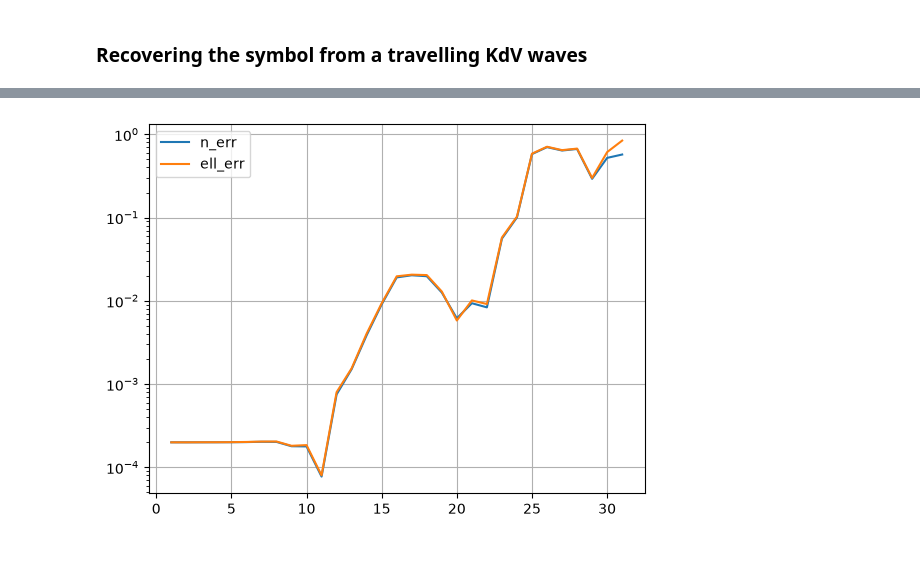
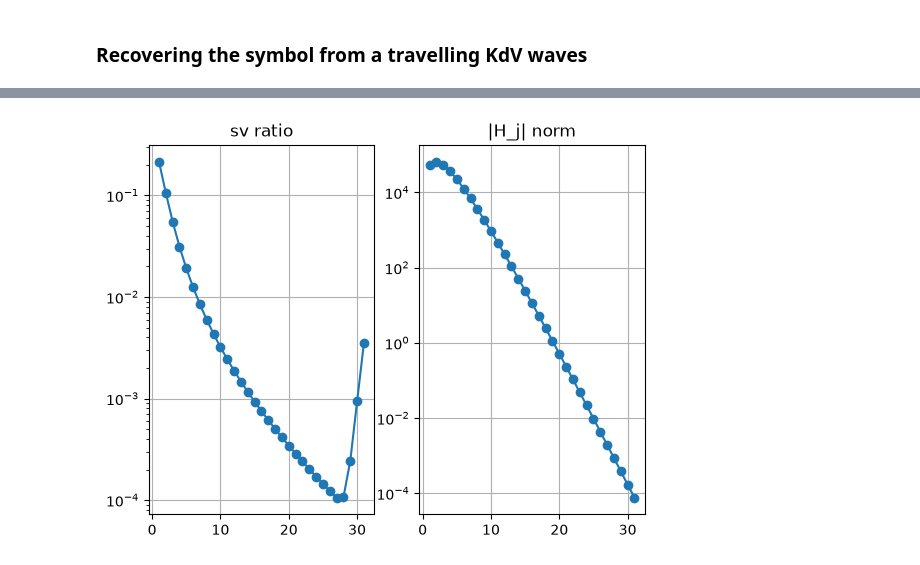
Before and after one commit to DeltaSG/Prosjekt_Master, a Jupyter notebook: notebooks/travellingRecovery/KdV.ipynb, the cells around one changed output, grey strips where cells are left out. Cells and saved outputs as stored; diff of their text form; code cells hidden in the pictures.

```diff
--- a/notebooks/travellingRecovery/KdV.ipynb
+++ b/notebooks/travellingRecovery/KdV.ipynb
@@ -74,8 +72,11 @@ plt.show()
-# %%
-plt.semilogy(ko_p, n_diff, label = "n_err")
-plt.semilogy(ko_p, ell_diff, label = "ell_err")
-plt.legend()
-plt.grid()
-plt.show()
-# %% [output]
-[figure, removed]
+# %%
+j = np.rint(lsm.k / (2*np.pi/P)).astype(int)
+order = np.argsort(j)
+fig, ax = plt.subplots(1, 2)
+ax[0].semilogy(j[order][N//2:], lsm.sv_ratio[order][N//2:], 'o-'); ax[0].set_title("sv ratio")
+ax[1].semilogy(j[order][N//2+1:], lsm.col_norm[order, 0][N//2+1:], 'o-'); ax[1].set_title("|H_j| norm")
+ax[0].grid(True)
+ax[1].grid(True)
+plt.show()
+# %% [output]
+[figure, added]
```
Also changed, not shown: parts of 5 cells of this notebook, 2 other files.
